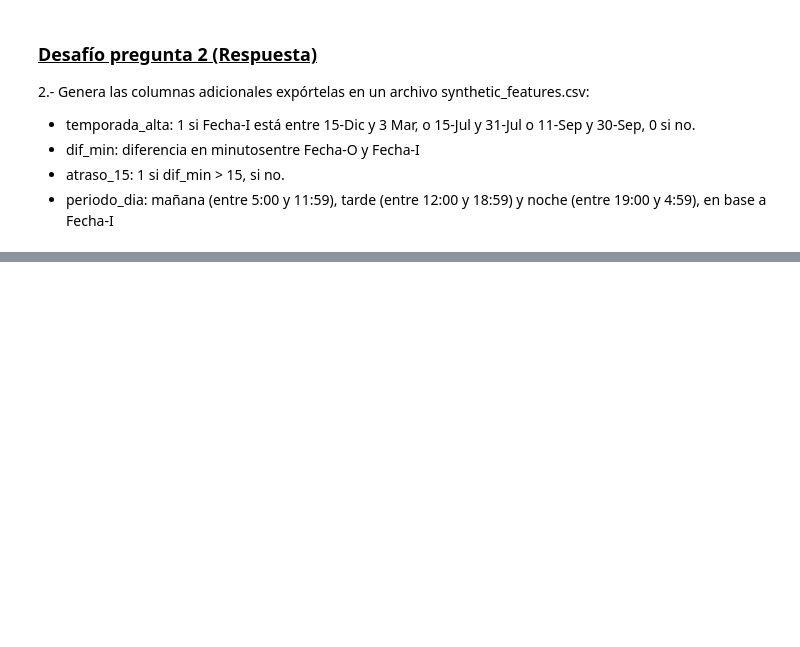
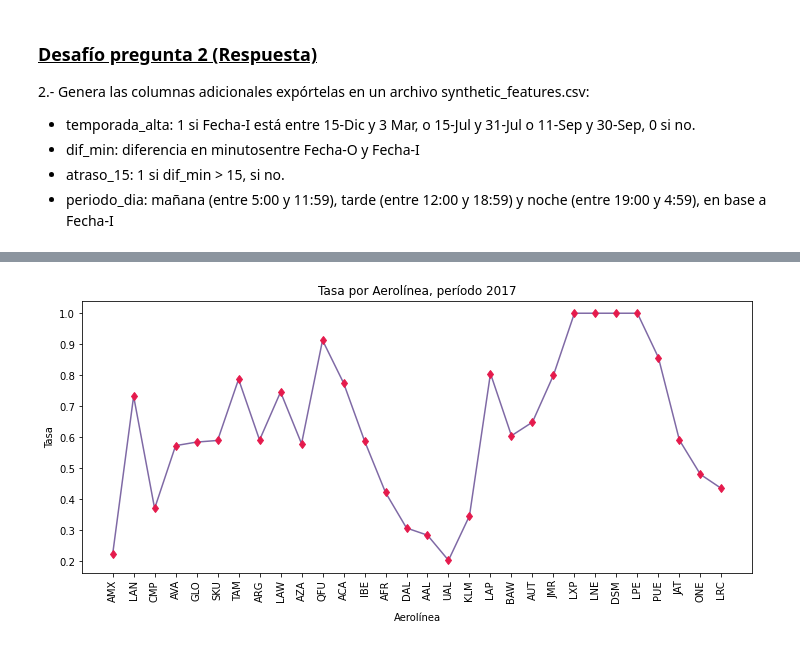
Before and after one commit to ignacialoyfra/ChallengeDataScientist-Ignacia-Loyola, a Jupyter notebook: solution.ipynb, the cells around one changed output, grey strips where cells are left out. Saved outputs shown, nothing was run; the diff lists cells and outputs as text; code cells hidden in the pictures; blank space fills up the shorter version.

```diff
--- a/solution.ipynb
+++ b/solution.ipynb
@@ -907,0 +598,9 @@ plt.show()
+# %%
+aerolineas_2017 = data['Emp-I'].unique().tolist()
+valores, atrasos, cantidad_total = calculo_tasas(data, aerolineas_2017,'Emp-I')
+aerolineas = pd.DataFrame({
+    'Aerolínea':aerolineas_2017,
+    'N Vuelos':cantidad_total,
+    'N Vuelos atrasados':atrasos,
+    'Tasa':valores
+})
@@ -907,0 +627,10 @@ plt.show()
+# %%
+plt.figure(figsize=(12,5))
+plt.plot(aerolineas['Aerolínea'],aerolineas['Tasa'],marker='d',linestyle='-', c = '#7f69a5',markeredgecolor='#e51a4c',markerfacecolor='#e51a4c')
+plt.xticks(rotation = 90)
+plt.xlabel('Aerolínea', labelpad=10)
+plt.ylabel('Tasa')
+plt.title('Tasa por Aerolínea, período 2017')
+plt.show()
+# %% [output]
+[figure, added]
```
Also changed, not shown: parts of 96 cells of this notebook.
